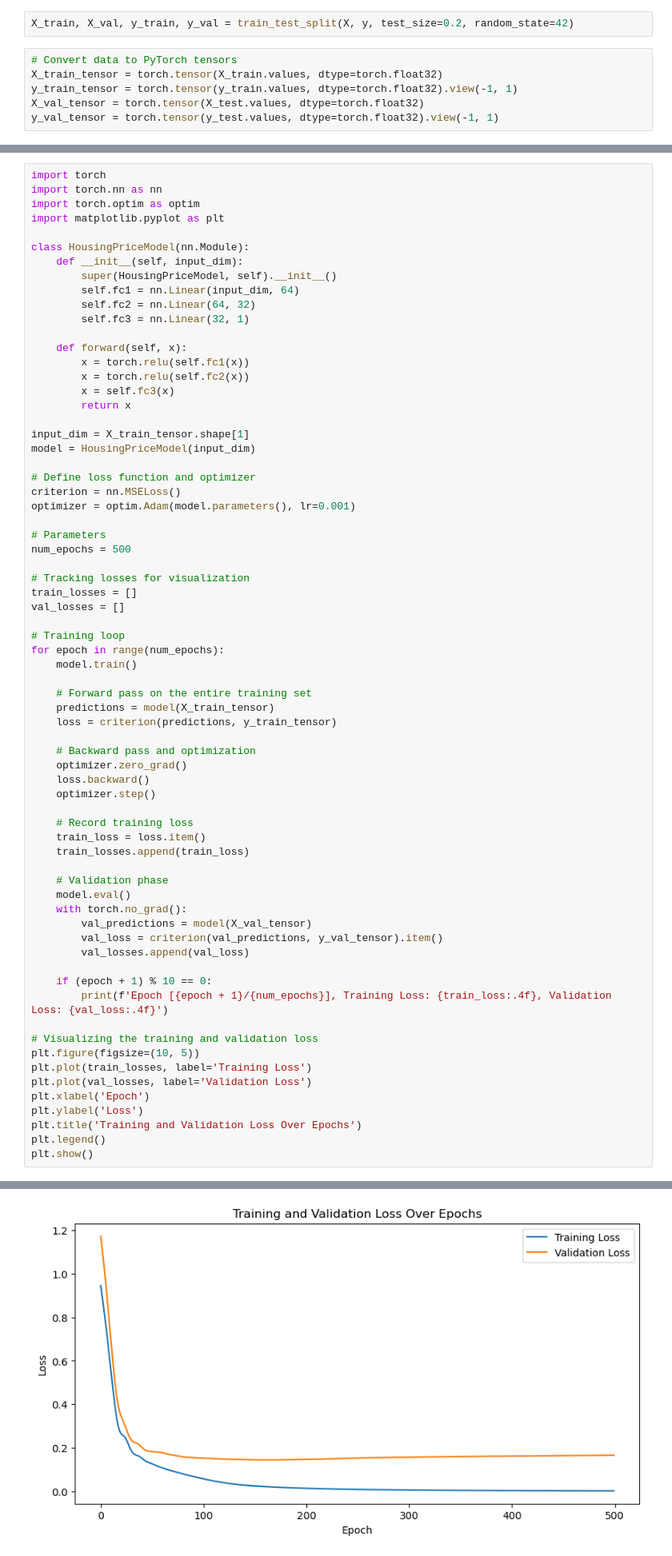
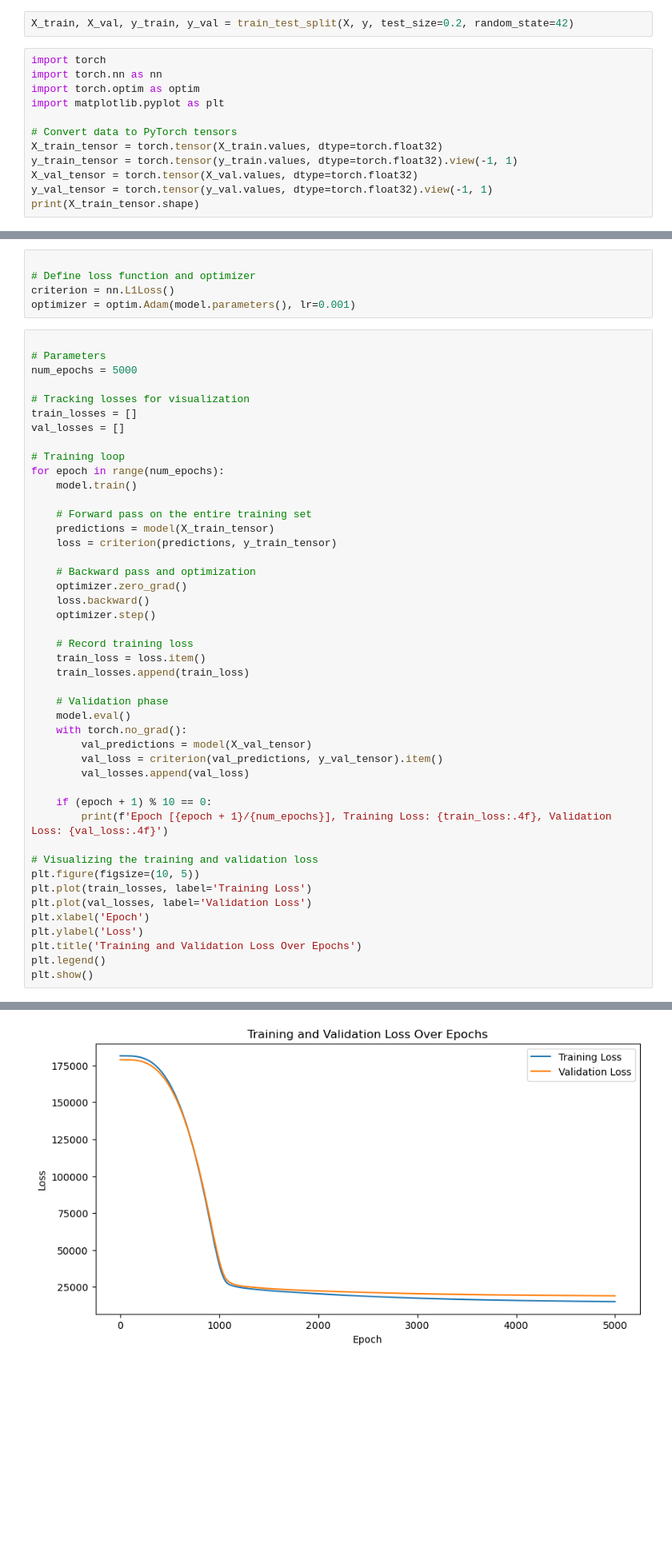
Before and after one commit to r8025n/ml-playground, a Jupyter notebook: Housing Price Prediction/code.ipynb, the cells around one changed output, grey strips where cells are left out. Shown: that part at 80% size. Saved outputs shown, nothing was run; the diff lists cells and outputs as text; blank space fills up the shorter version.

Commit message:
Stable house prediction model with score 17934.79515

```diff
--- a/Housing Price Prediction/code.ipynb
+++ b/Housing Price Prediction/code.ipynb
@@ -49,8 +74,14 @@ y = data['SalePrice']
 # %%
 X_train, X_val, y_train, y_val = train_test_split(X, y, test_size=0.2, random_state=42)
 # %%
+import torch
+import torch.nn as nn
+import torch.optim as optim
+import matplotlib.pyplot as plt
+
 # Convert data to PyTorch tensors
 X_train_tensor = torch.tensor(X_train.values, dtype=torch.float32)
 y_train_tensor = torch.tensor(y_train.values, dtype=torch.float32).view(-1, 1)
-X_val_tensor = torch.tensor(X_test.values, dtype=torch.float32)
-y_val_tensor = torch.tensor(y_test.values, dtype=torch.float32).view(-1, 1)
+X_val_tensor = torch.tensor(X_val.values, dtype=torch.float32)
+y_val_tensor = torch.tensor(y_val.values, dtype=torch.float32).view(-1, 1)
+print(X_train_tensor.shape)
@@ -120,31 +216,12 @@ Epoch [100/100], Loss: 0.0014
+# %%
+
+# Define loss function and optimizer
+criterion = nn.L1Loss()
+optimizer = optim.Adam(model.parameters(), lr=0.001)
 # %%
-import torch
-import torch.nn as nn
-import torch.optim as optim
-import matplotlib.pyplot as plt
-
-class HousingPriceModel(nn.Module):
-    def __init__(self, input_dim):
-        super(HousingPriceModel, self).__init__()
-        self.fc1 = nn.Linear(input_dim, 64)
-        self.fc2 = nn.Linear(64, 32)
-        self.fc3 = nn.Linear(32, 1)
-
-    def forward(self, x):
-        x = torch.relu(self.fc1(x))
-        x = torch.relu(self.fc2(x))
-        x = self.fc3(x)
-        return x
-
-input_dim = X_train_tensor.shape[1]
-model = HousingPriceModel(input_dim)
-
-# Define loss function and optimizer
-criterion = nn.MSELoss()
-optimizer = optim.Adam(model.parameters(), lr=0.001)
 
 # Parameters
-num_epochs = 500
+num_epochs = 5000
 
 # Tracking losses for visualization
 train_losses = []
@@ -207,2 +284,2 @@ Epoch [500/500], Training Loss: 0.0019, Validation Loss: 0.1663
-[figure, old version]
+[figure, new version]
 # %%
```
Also changed, not shown: parts of 15 cells of this notebook, 1 other file.
